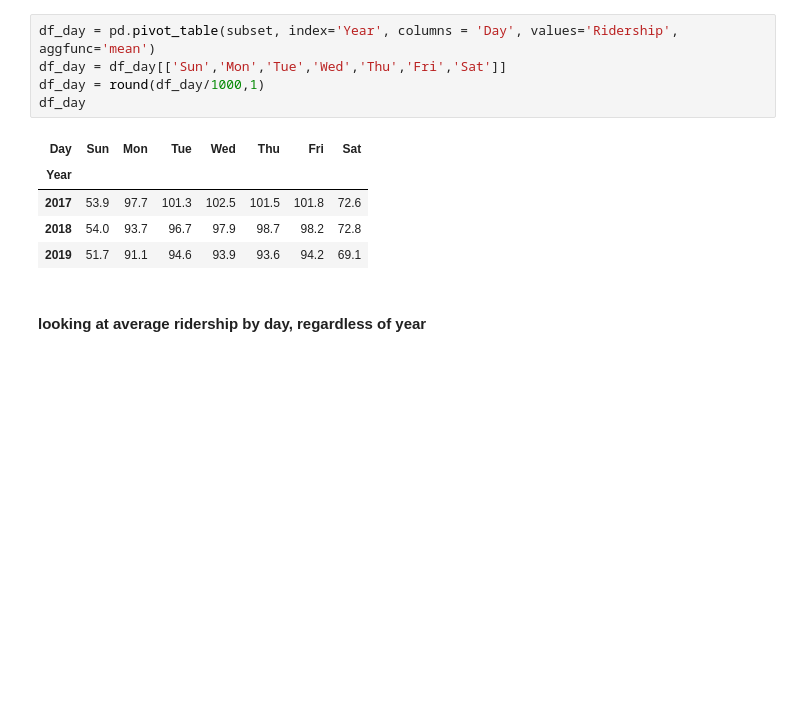
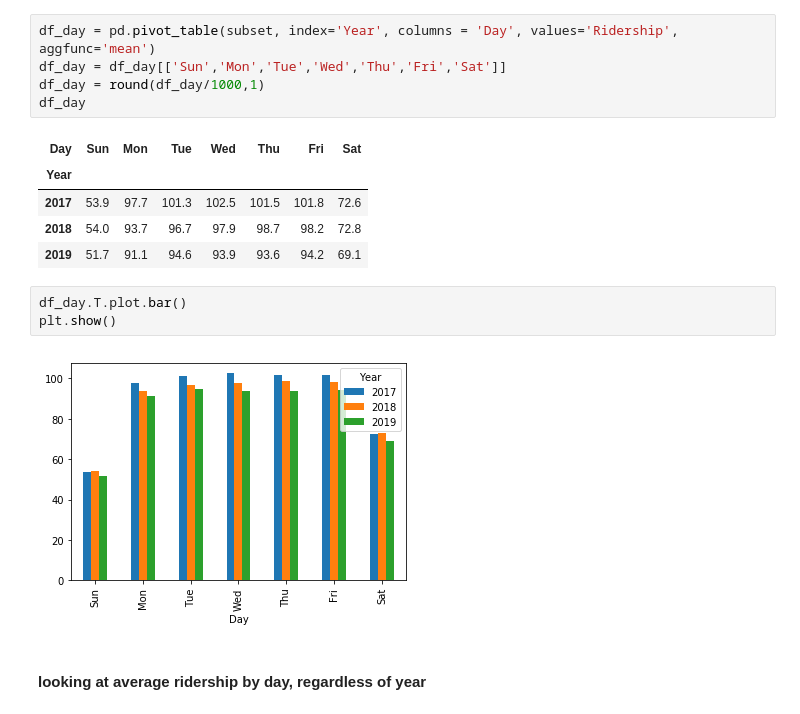
Before and after one commit to get-on-the-bus/via-project, a Jupyter notebook: misty/ridership stuff.ipynb, the cells around one changed output. Cells and saved outputs as stored; diff of their text form; blank space fills up the shorter version.

Commit message:
more graphs

```diff
--- a/misty/ridership stuff.ipynb
+++ b/misty/ridership stuff.ipynb
@@ -93,6 +119,11 @@ df_day
 | 2017 | 53.9 | 97.7 | 101.3 | 102.5 | 101.5 | 101.8 | 72.6 |
 | 2018 | 54.0 | 93.7 | 96.7 | 97.9 | 98.7 | 98.2 | 72.8 |
 | 2019 | 51.7 | 91.1 | 94.6 | 93.9 | 93.6 | 94.2 | 69.1 |
+# %%
+df_day.T.plot.bar()
+plt.show()
+# %% [output]
+[figure, added]
 # %% [markdown]
 #### looking at average ridership by day, regardless of year
 # %%
```
Also changed, not shown: parts of 3 cells of this notebook, 2 other files.
